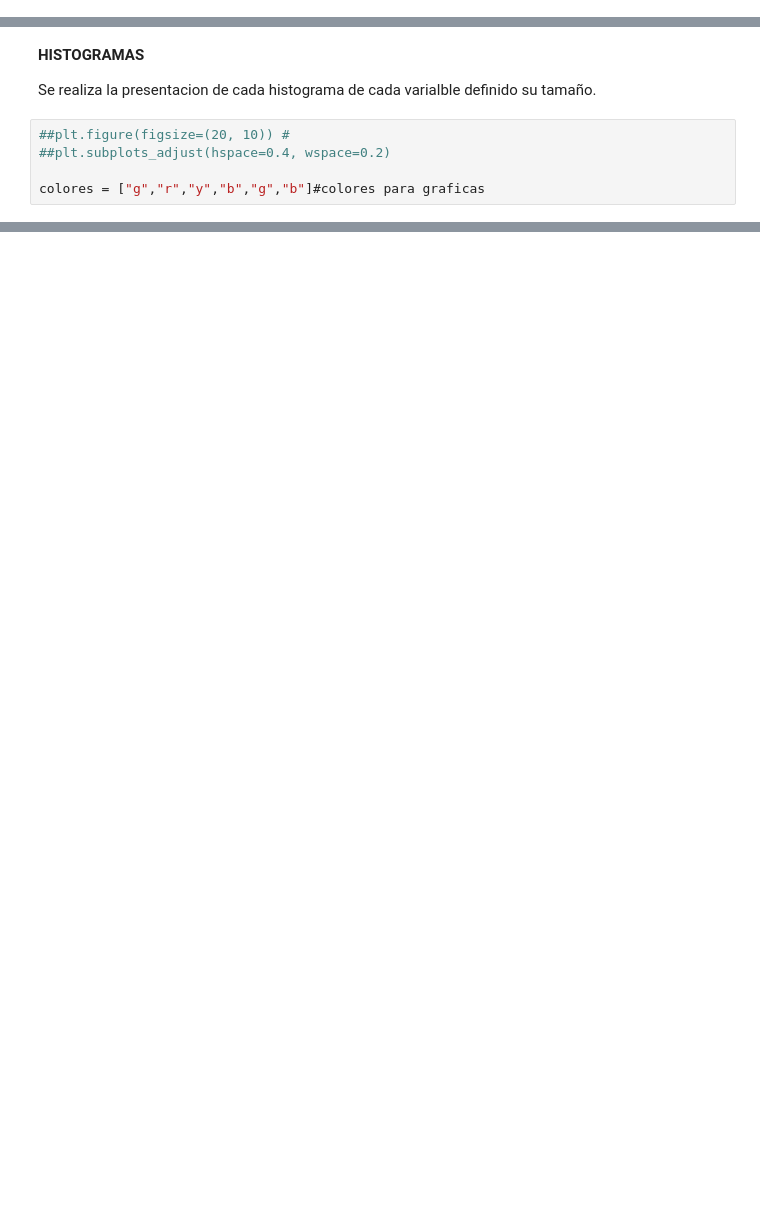
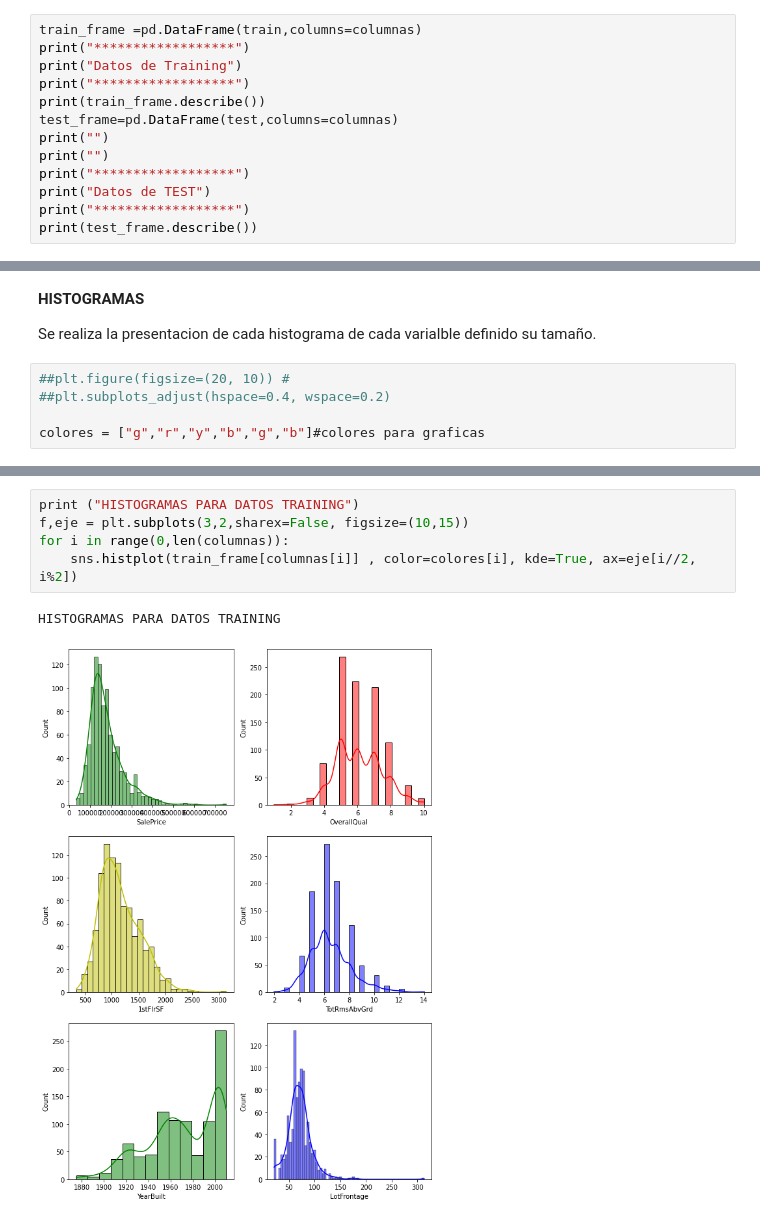
Before and after one commit to macde58/Proyecto-Final, a Jupyter notebook: Proyecto_Final_MAC.ipynb, the cells around one changed output, grey strips where cells are left out. Drawn from its saved outputs; the diff is of its cells as text; blank space fills up the shorter version.

```diff
--- a/Proyecto_Final_MAC.ipynb
+++ b/Proyecto_Final_MAC.ipynb
@@ -141,3 +141,16 @@ print ("Tamaño de Test: ",test.shape)
 el 80% de dataset es:  960
 Tamaño de Train:  (960, 6)
 Tamaño de Test:  (241, 6)
+# %%
+train_frame =pd.DataFrame(train,columns=columnas)
+print("******************")
+print("Datos de Training")
+print("******************")
+print(train_frame.describe())
+test_frame=pd.DataFrame(test,columns=columnas)
+print("")
+print("")
+print("******************")
+print("Datos de TEST")
+print("******************")
+print(test_frame.describe())
@@ -158,0 +192,8 @@ for i in range(0,len(columnas)):
+# %%
+print ("HISTOGRAMAS PARA DATOS TRAINING")
+f,eje = plt.subplots(3,2,sharex=False, figsize=(10,15))
+for i in range(0,len(columnas)):
+    sns.histplot(train_frame[columnas[i]] , color=colores[i], kde=True, ax=eje[i//2, i%2])
+# %% [output]
+HISTOGRAMAS PARA DATOS TRAINING
+[figure, added]
```
Also changed, not shown: parts of 3 cells of this notebook.
